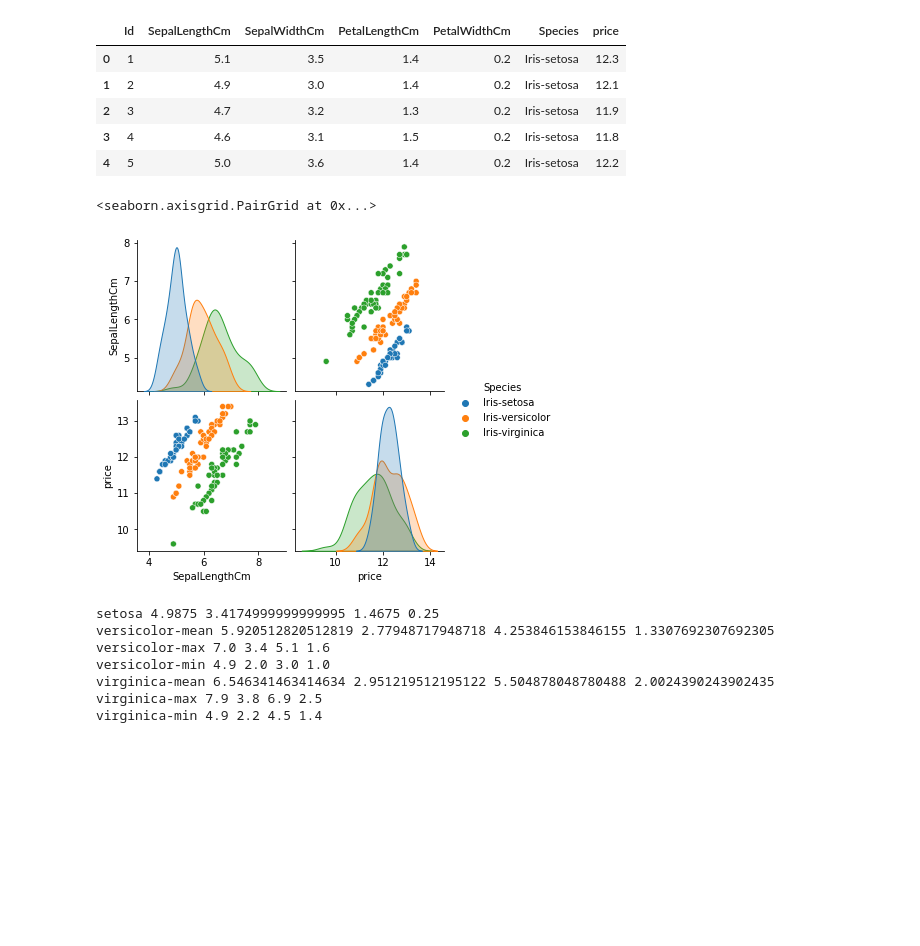
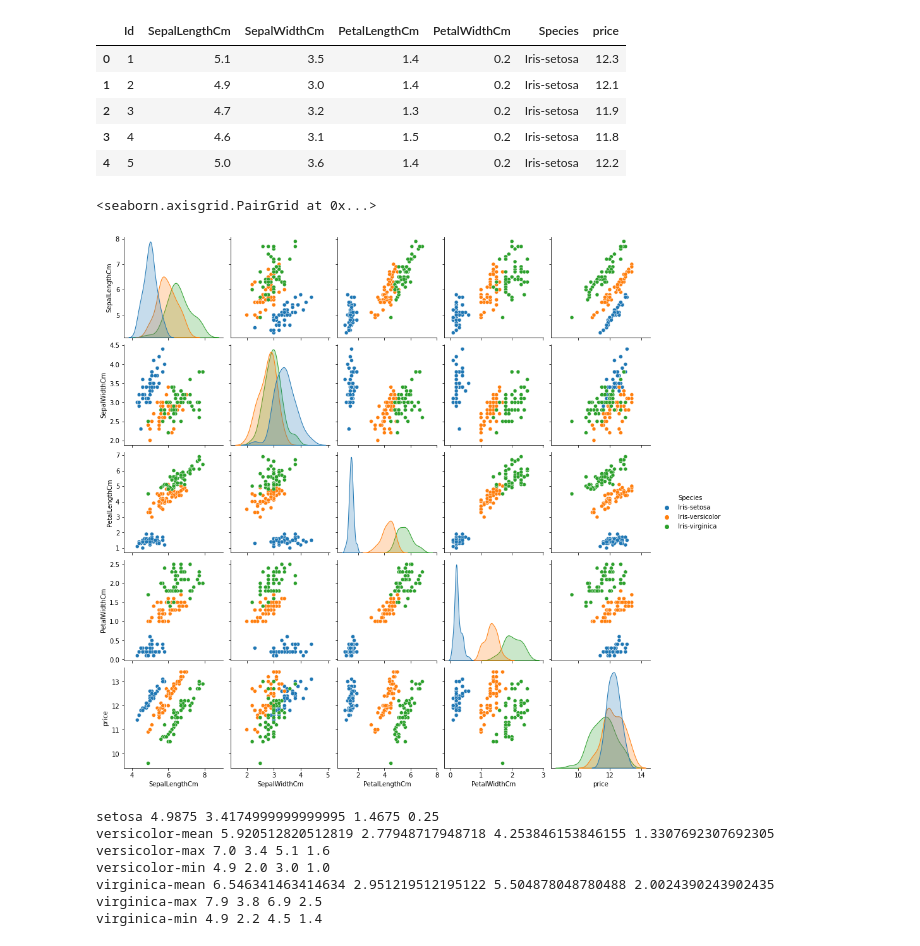
Before and after one commit to Outsider565/rule-vs-net, a Jupyter notebook: main.ipynb, the cells around one changed output. Saved outputs shown, nothing was run; the diff lists cells and outputs as text; code cells hidden in the pictures; blank space fills up the shorter version.

```diff
--- a/main.ipynb
+++ b/main.ipynb
@@ -48,10 +48,10 @@ df.head()
 # %%
 # visualize the data
 
-sns.pairplot(df[["SepalLengthCm","price","Species"]], hue="Species")
+sns.pairplot(df.drop(["Id"],axis=1), hue="Species")
 # %% [output]
 <seaborn.axisgrid.PairGrid at 0x...>
-[figure, old version]
+[figure, new version]
 # %%
 # 分训练集和测试集
 train_df = df.sample(frac=0.8, random_state=0)
```
Also changed, not shown: parts of 7 cells of this notebook, 9 other files.
